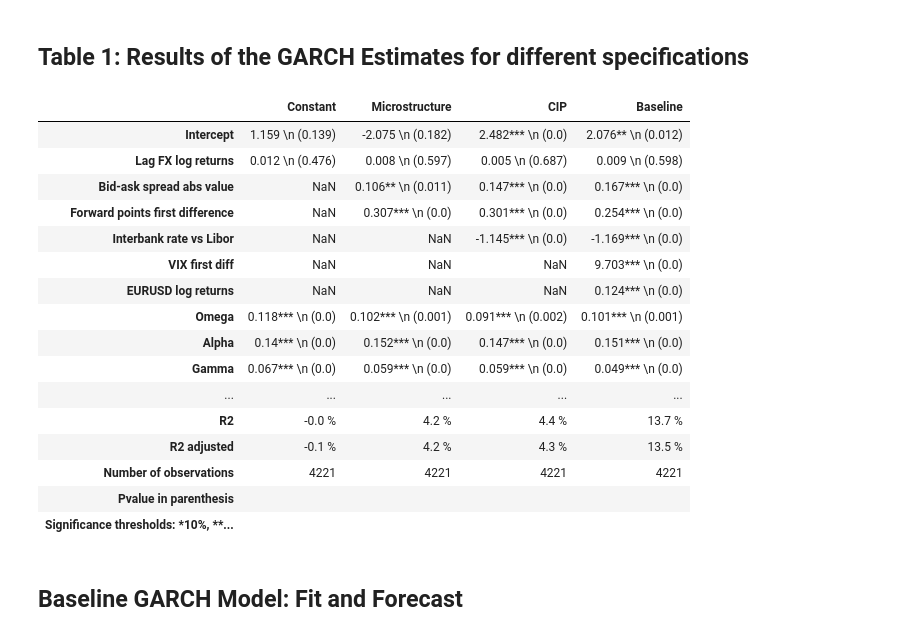
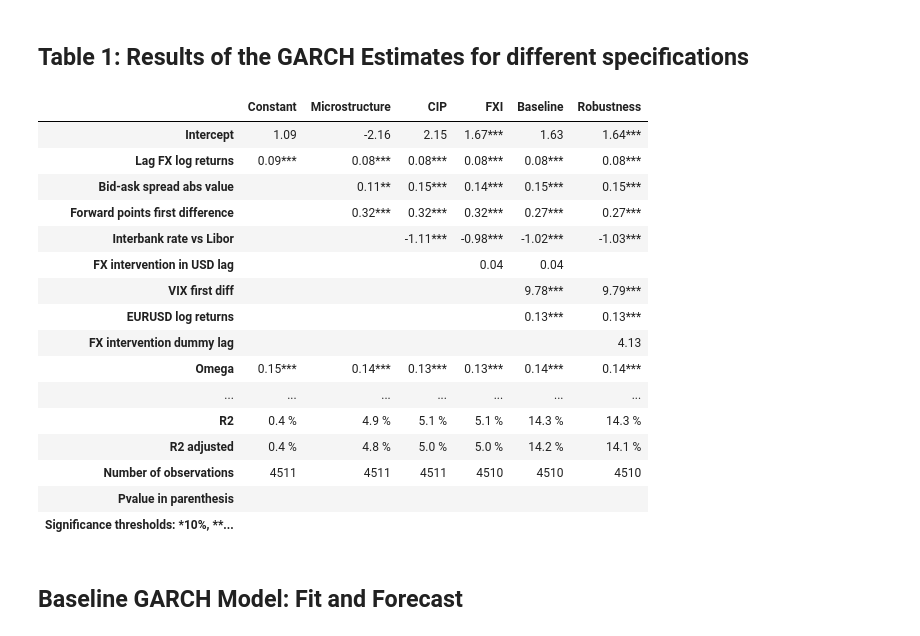
Before and after one commit to romainlafarguette/varfxi, a Jupyter notebook: VaR-FX Interventions.ipynb, the cells around one changed output. Cells and saved outputs as stored; diff of their text form; code cells hidden in the pictures.

Commit message:
New robustness checks

```diff
--- a/VaR-FX Interventions.ipynb
+++ b/VaR-FX Interventions.ipynb
@@ -72,17 +91,21 @@ microstructure = ['Bid-ask spread abs value',
 
 cip = microstructure + ['Interbank rate vs Libor']
 
-baseline = cip + ['VIX first diff', 'EURUSD log returns']
+fxi = cip + ['FX intervention in USD lag']
+
+baseline = fxi + ['VIX first diff', 'EURUSD log returns']
+
+robustness = cip + ['FX intervention dummy lag'] + ['VIX first diff', 'EURUSD log returns']
 
 # List of models
-models_l = [constant, microstructure, cip, baseline]
-labels_l = ['Constant', 'Microstructure', 'CIP', 'Baseline']
+models_l = [constant, microstructure, cip, fxi, baseline, robustness]
+labels_l = ['Constant', 'Microstructure', 'CIP', 'FXI', 'Baseline', 'Robustness']
 
 specification_tables_l = list()
-
+specification_tables_short_l = list()
 for label, model in zip(labels_l, models_l):
     dgm = DistGARCH(depvar_str='FX log returns',
-                    data=df,
+                    data=dfxi,
                     level_str='FX level',
                     exog_l=model,
                     lags_l=[1],
@@ -94,12 +117,14 @@ for label, model in zip(labels_l, models_l):
 
     # Generate the tables
     var_d = {'FX l...rns[1]':'Lag FX log returns'}
-    sumtable = dgfit.summary_table(model_name=label, var_d=var_d)
+    sumtable = dgfit.summary_table(model_name=label, var_d=var_d, pval=True)
+    sumtable_short = dgfit.summary_table(model_name=label, var_d=var_d, pval=False)
     specification_tables_l.append(sumtable)
-
+    specification_tables_short_l.append(sumtable_short)
 
 # Merge all the summary tables (need to reorder some rows)
 dsum = pd.concat(specification_tables_l, axis=1)
+dsum_short = pd.concat(specification_tables_short_l, axis=1)
 # %% [output]
                                 AR - EGARCH Model Results
 =========================================================================================
@@ -122,27 +147,30 @@ Covariance estimator: robust
 ## Table 1: Results of the GARCH Estimates for different specifications
 # %%
 new_index = ['Intercept', 'Lag FX log returns', 'Bid-ask spread abs value', 'Forward points first difference',
-            'Interbank rate vs Libor', 'VIX first diff', 'EURUSD log returns',
+            'Interbank rate vs Libor', 'FX intervention in USD lag',
+             'VIX first diff', 'EURUSD log returns',
+             'FX intervention dummy lag',
             'Omega', 'Alpha', 'Gamma', 'Beta', 'Nu', 'Lambda',
             'R2', 'R2 adjusted', 'Number of observations',
             'Pvalue in parenthesis', 'Significance thresholds: *10%, **5%, ***1%']
 
-dsum.loc[new_index, :]
+dsumf = dsum.loc[new_index, :].copy()
+dsumf.fillna('')
 # %% [output]
-|  | Constant | Microstructure | CIP | Baseline |
-| Intercept | 1.159 \n (0.139) | -2.075 \n (0.182) | 2.482*** \n (0.0) | 2.076** \n (0.012) |
-| Lag FX log returns | 0.012 \n (0.476) | 0.008 \n (0.597) | 0.005 \n (0.687) | 0.009 \n (0.598) |
-| Bid-ask spread abs value | NaN | 0.106** \n (0.011) | 0.147*** \n (0.0) | 0.167*** \n (0.0) |
-| Forward points first difference | NaN | 0.307*** \n (0.0) | 0.301*** \n (0.0) | 0.254*** \n (0.0) |
-| Interbank rate vs Libor | NaN | NaN | -1.145*** \n (0.0) | -1.169*** \n (0.0) |
-| VIX first diff | NaN | NaN | NaN | 9.703*** \n (0.0) |
-| EURUSD log returns | NaN | NaN | NaN | 0.124*** \n (0.0) |
-| Omega | 0.118*** \n (0.0) | 0.102*** \n (0.001) | 0.091*** \n (0.002) | 0.101*** \n (0.001) |
-| Alpha | 0.14*** \n (0.0) | 0.152*** \n (0.0) | 0.147*** \n (0.0) | 0.151*** \n (0.0) |
-| Gamma | 0.067*** \n (0.0) | 0.059*** \n (0.0) | 0.059*** \n (0.0) | 0.049*** \n (0.0) |
-| ... | ... | ... | ... | ... |
-| R2 | -0.0 % | 4.2 % | 4.4 % | 13.7 % |
-| R2 adjusted | -0.1 % | 4.2 % | 4.3 % | 13.5 % |
-| Number of observations | 4221 | 4221 | 4221 | 4221 |
-| Pvalue in parenthesis |  |  |  |  |
-| Significance thresholds: *10%, **... |  |  |  |  |
+|  | Constant | Microstructure | CIP | FXI | Baseline | Robustness |
+| Intercept | 1.09 | -2.16 | 2.15 | 1.67*** | 1.63 | 1.64*** |
+| Lag FX log returns | 0.09*** | 0.08*** | 0.08*** | 0.08*** | 0.08*** | 0.08*** |
+| Bid-ask spread abs value |  | 0.11** | 0.15*** | 0.14*** | 0.15*** | 0.15*** |
+| Forward points first difference |  | 0.32*** | 0.32*** | 0.32*** | 0.27*** | 0.27*** |
+| Interbank rate vs Libor |  |  | -1.11*** | -0.98*** | -1.02*** | -1.03*** |
+| FX intervention in USD lag |  |  |  | 0.04 | 0.04 |  |
+| VIX first diff |  |  |  |  | 9.78*** | 9.79*** |
+| EURUSD log returns |  |  |  |  | 0.13*** | 0.13*** |
+| FX intervention dummy lag |  |  |  |  |  | 4.13 |
+| Omega | 0.15*** | 0.14*** | 0.13*** | 0.13*** | 0.14*** | 0.14*** |
+| ... | ... | ... | ... | ... | ... | ... |
+| R2 | 0.4 % | 4.9 % | 5.1 % | 5.1 % | 14.3 % | 14.3 % |
+| R2 adjusted | 0.4 % | 4.8 % | 5.0 % | 5.0 % | 14.2 % | 14.1 % |
+| Number of observations | 4511 | 4511 | 4511 | 4510 | 4510 | 4510 |
+| Pvalue in parenthesis |  |  |  |  |  |  |
+| Significance thresholds: *10%, **... |  |  |  |  |  |  |
```
Also changed, not shown: parts of 8 cells of this notebook.
